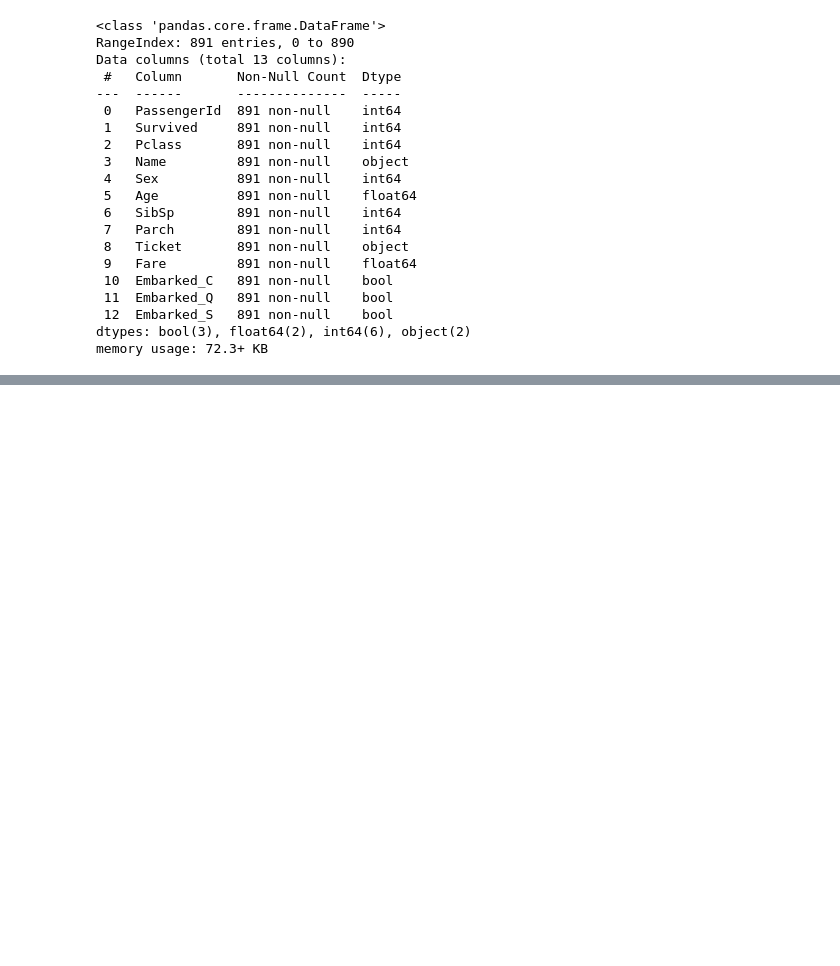
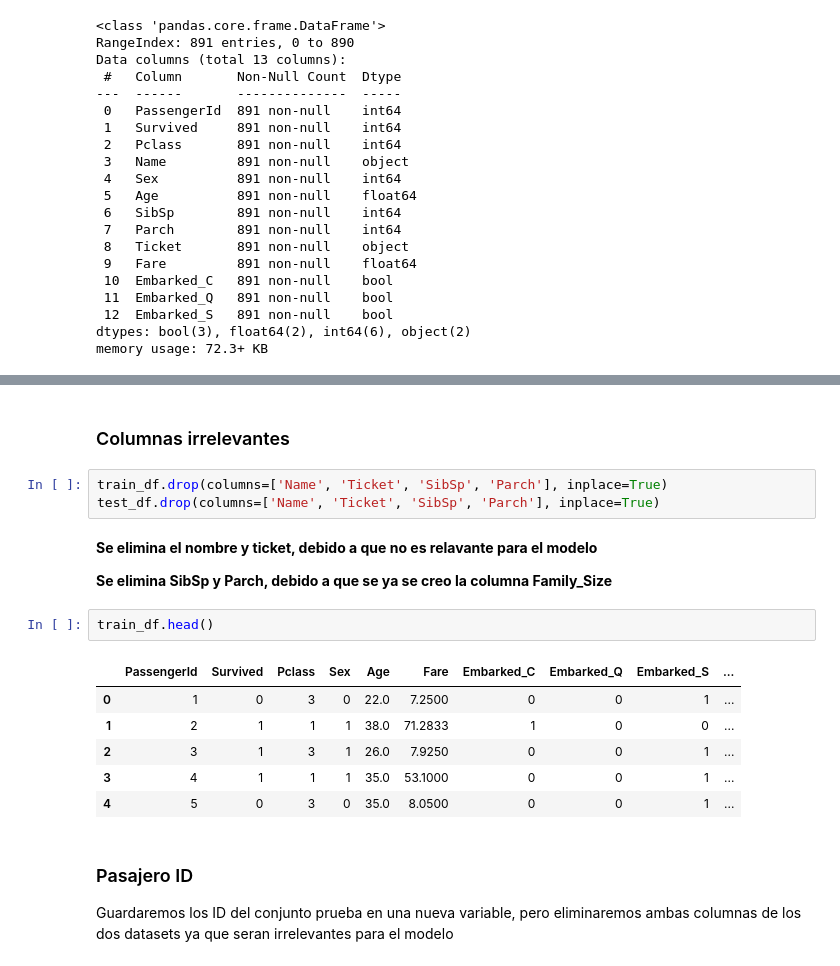
Before and after one commit to JorgeHdzRiv/TitanicProjectCienciaDatos, a Jupyter notebook: notebook/Limpieza_Datos.ipynb, the cells around one changed output, grey strips where cells are left out. Saved outputs shown, nothing was run; the diff lists cells and outputs as text; blank space fills up the shorter version.

```diff
--- a/notebook/Limpieza_Datos.ipynb
+++ b/notebook/Limpieza_Datos.ipynb
@@ -262,0 +352,22 @@ memory usage: 72.3+ KB
+# %% [markdown]
+### Columnas irrelevantes
+# %%
+train_df.drop(columns=['Name', 'Ticket', 'SibSp', 'Parch'], inplace=True)
+test_df.drop(columns=['Name', 'Ticket', 'SibSp', 'Parch'], inplace=True)
+# %% [markdown]
+**Se elimina el nombre y ticket, debido a que no es relavante para el modelo**
+
+**Se elimina SibSp y Parch, debido a que se ya se creo la columna Family_Size**
+# %%
+train_df.head()
+# %% [output]
+|  | PassengerId | Survived | Pclass | Sex | Age | Fare | Embarked_C | Embarked_Q | Embarked_S | ... |
+| 0 | 1 | 0 | 3 | 0 | 22.0 | 7.2500 | 0 | 0 | 1 | ... |
+| 1 | 2 | 1 | 1 | 1 | 38.0 | 71.2833 | 1 | 0 | 0 | ... |
+| 2 | 3 | 1 | 3 | 1 | 26.0 | 7.9250 | 0 | 0 | 1 | ... |
+| 3 | 4 | 1 | 1 | 1 | 35.0 | 53.1000 | 0 | 0 | 1 | ... |
+| 4 | 5 | 0 | 3 | 0 | 35.0 | 8.0500 | 0 | 0 | 1 | ... |
+# %% [markdown]
+### Pasajero ID
+
+Guardaremos los ID del conjunto prueba en una nueva variable, pero eliminaremos ambas columnas de los dos datasets ya que seran irrelevantes para el modelo
```
Also changed, not shown: parts of 23 cells of this notebook, 3 other files.
